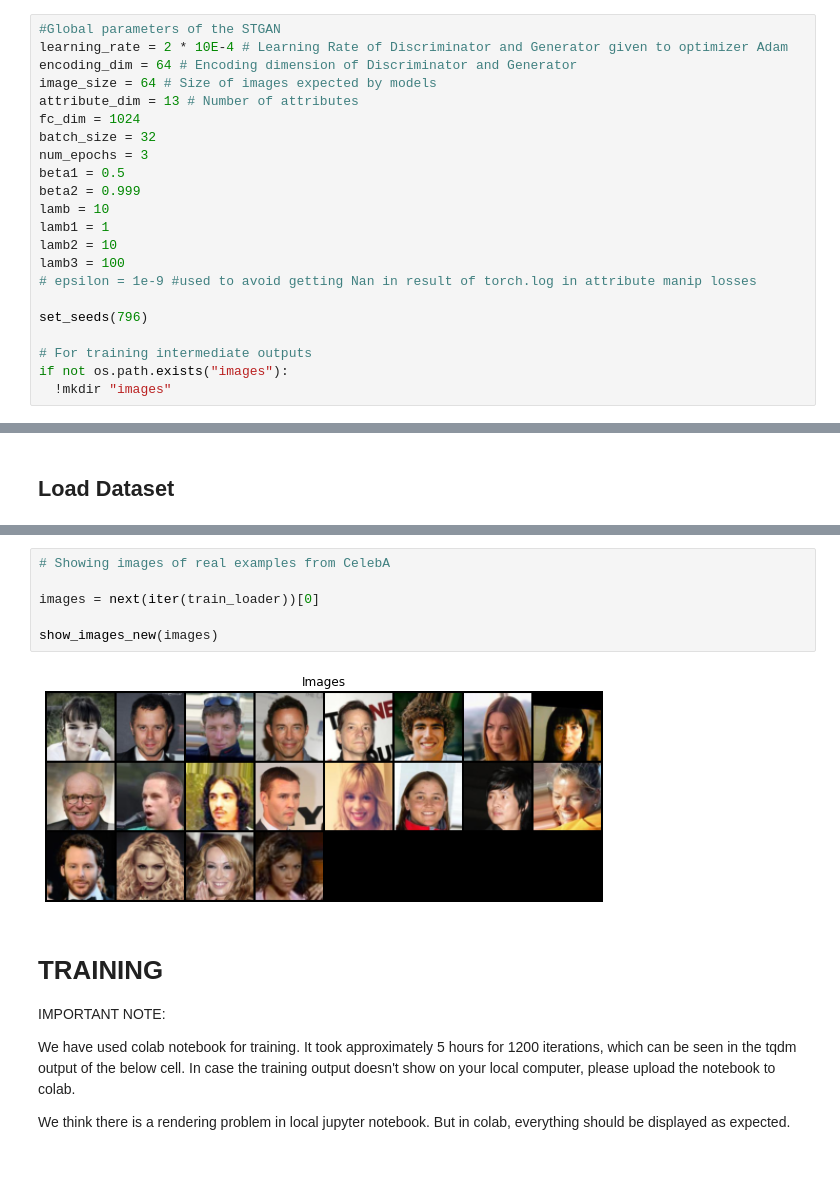
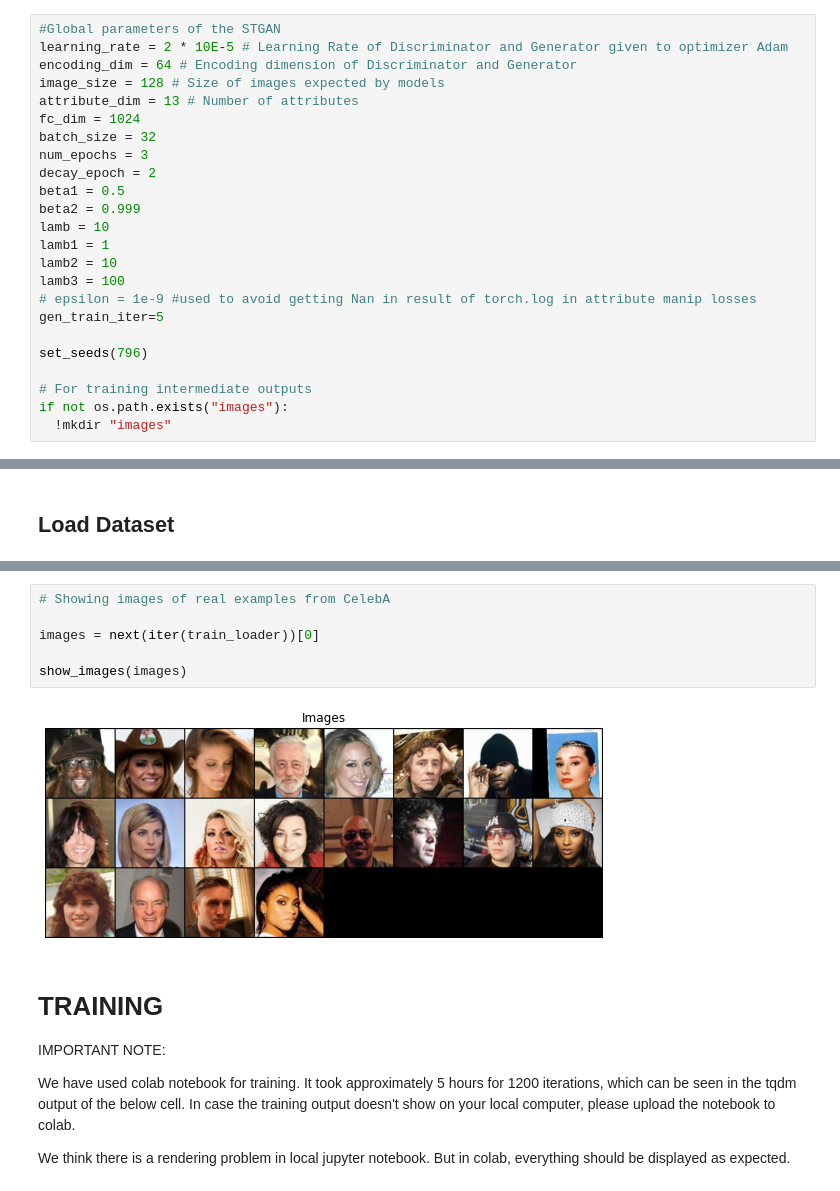
Before and after one commit to ilkersigirci/DeepGen, a Jupyter notebook: main.ipynb, the cells around one changed output, grey strips where cells are left out. Cells and saved outputs as stored; diff of their text form.

```diff
--- a/main.ipynb
+++ b/main.ipynb
@@ -134,12 +154,13 @@ cpu
 # %%
 #Global parameters of the STGAN
-learning_rate = 2 * 10E-4 # Learning Rate of Discriminator and Generator given to optimizer Adam
+learning_rate = 2 * 10E-5 # Learning Rate of Discriminator and Generator given to optimizer Adam
 encoding_dim = 64 # Encoding dimension of Discriminator and Generator
-image_size = 64 # Size of images expected by models
+image_size = 128 # Size of images expected by models
 attribute_dim = 13 # Number of attributes
 fc_dim = 1024
 batch_size = 32
 num_epochs = 3
+decay_epoch = 2
 beta1 = 0.5
 beta2 = 0.999
 lamb = 10
@@ -147,6 +168,7 @@ lamb1 = 1
 lamb2 = 10
 lamb3 = 100
 # epsilon = 1e-9 #used to avoid getting Nan in result of torch.log in attribute manip losses
+gen_train_iter=5
 
 set_seeds(796)
 
@@ -235,11 +257,11 @@ Transform: Compose(
 # %%
 # Showing images of real examples from CelebA
 
 images = next(iter(train_loader))[0]
 
-show_images_new(images)
+show_images(images)
 # %% [output]
-[figure, old version]
+[figure, new version]
 # %% [markdown]
 # TRAINING
 
```
Also changed, not shown: parts of 8 cells of this notebook, 3 other files.
